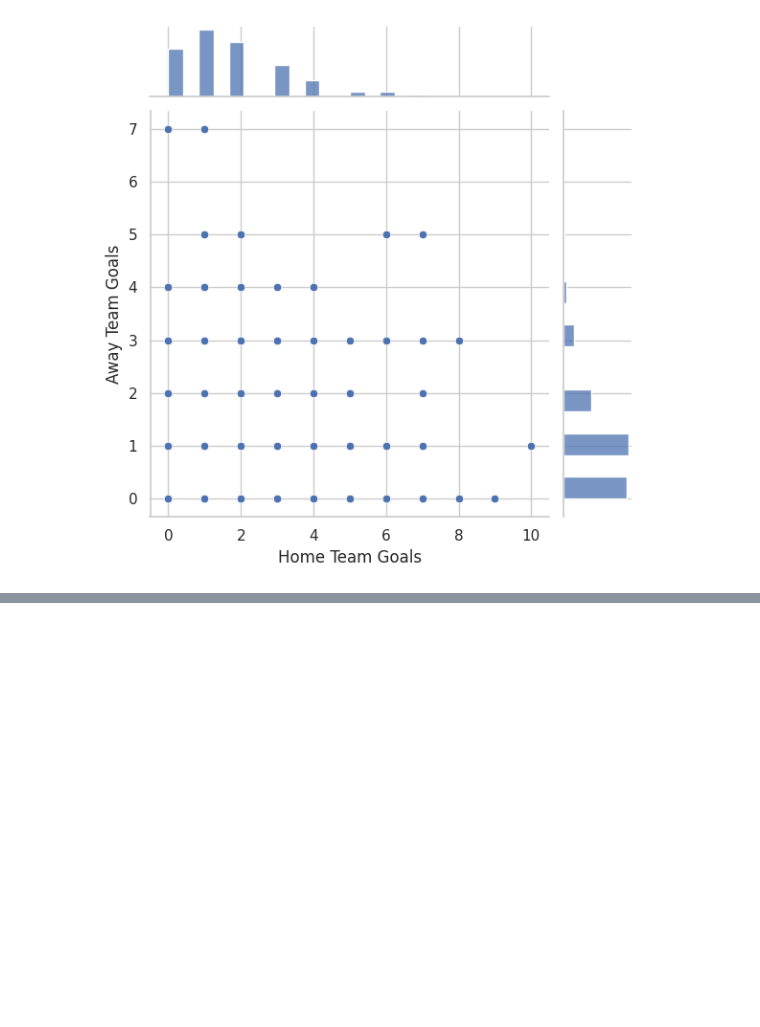
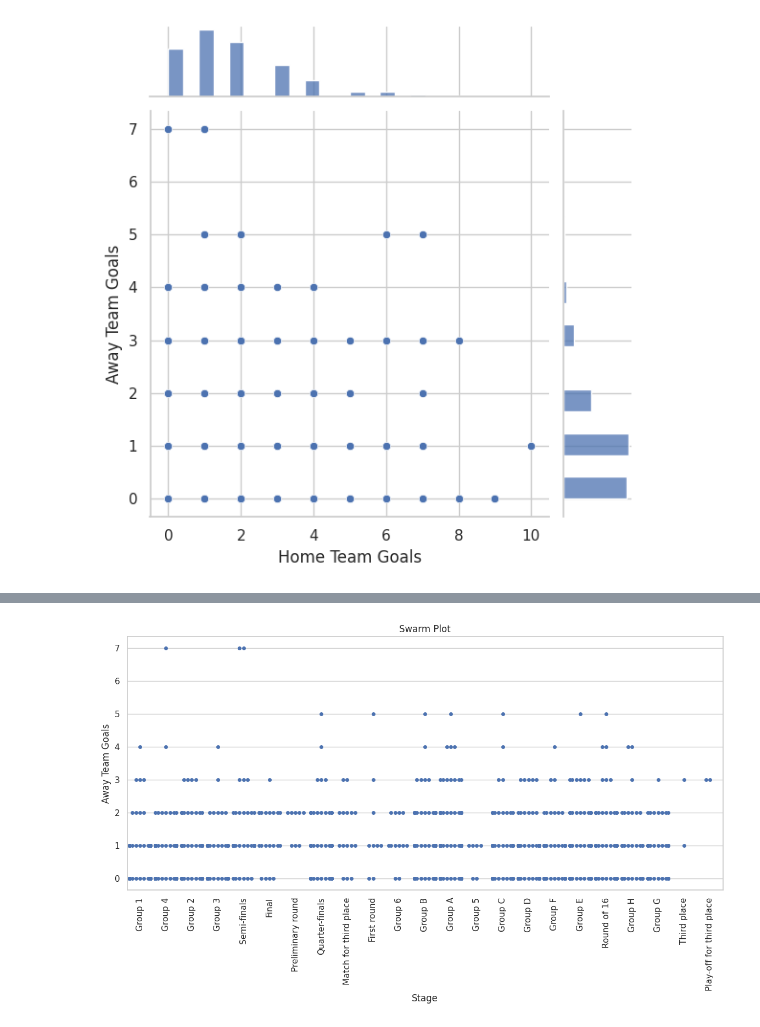
Before and after one commit to Shrajal-sahu-18/Data_Visulization, a Jupyter notebook: Practice.ipynb, the cells around one changed output, grey strips where cells are left out. Saved outputs shown, nothing was run; the diff lists cells and outputs as text; code cells hidden in the pictures; blank space fills up the shorter version.

```diff
--- a/Practice.ipynb
+++ b/Practice.ipynb
@@ -198,0 +213,14 @@ plt.show()
+# %%
+plt.figure(figsize=(14,6))
+
+sns.swarmplot(
+    x='Stage',
+    y='Away Team Goals',
+    data=df
+)
+
+plt.xticks(rotation=90)
+plt.title("Swarm Plot")
+plt.show()
+# %% [output]
+[figure, added]
```
Also changed, not shown: parts of 1 cell of this notebook.
